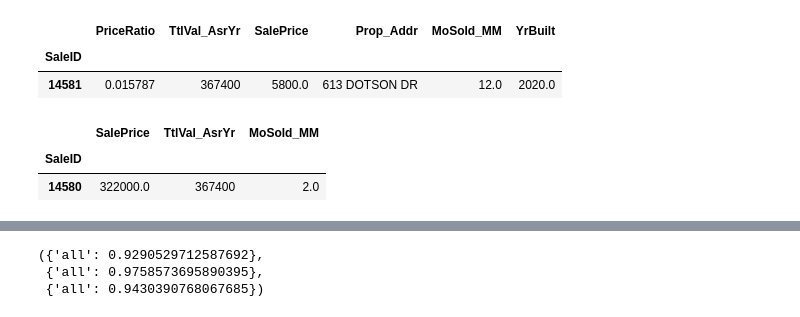
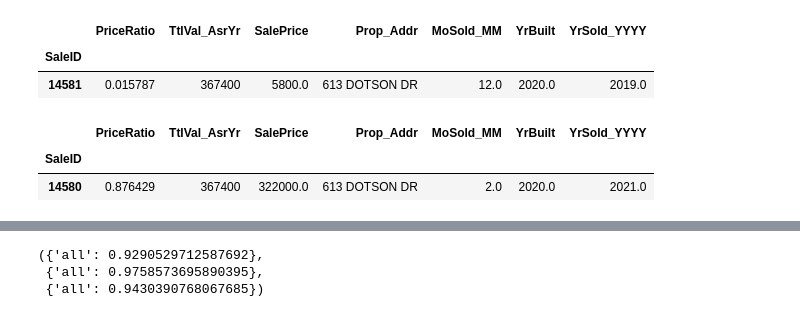
Before and after one commit to lelandjmurrin/Ames_Housing_Project, a Jupyter notebook: Ames_Housing_SalePrice_Distance_Predictions.ipynb, the cells around one changed output, grey strips where cells are left out. Drawn from its saved outputs; the diff is of its cells as text; code cells hidden in the pictures.

```diff
--- a/Ames_Housing_SalePrice_Distance_Predictions.ipynb
+++ b/Ames_Housing_SalePrice_Distance_Predictions.ipynb
@@ -81,17 +71,12 @@ for f in ["Closest_Time", "Convenience_secs", "Closest_5", "Central_historic_fea
 # %%
 #NOTE: This cell and the next were looking at a special case where house was flipped essentially (Assessor value and SalePrice for 2019 were very different)
 
-#df_house2019.query("TtlVal_AsrYr < 1000")
-#df_house2019.query("YrBuilt == 0")[["TtlVal_AsrYr", "SalePrice"]]
-
-#df_house2019.eval("PriceRatio = SalePrice/TtlVal_AsrYr").PriceRatio.sort_values(ascending = False).describe()
-
-display(df_house2019.eval("PriceRatio = SalePrice/TtlVal_AsrYr").query("PriceRatio == PriceRatio.min()")[["PriceRatio", "TtlVal_AsrYr", "SalePrice", "Prop_Addr", "MoSold_MM", "YrBuilt"]])
-display(df_house2021[df_house2021.Prop_Addr.str.contains("613 DOTSON")][["SalePrice", "TtlVal_AsrYr", "MoSold_MM"]])
+display(df_house2019.eval("PriceRatio = SalePrice/TtlVal_AsrYr").query("PriceRatio == PriceRatio.min()")[["PriceRatio", "TtlVal_AsrYr", "SalePrice", "Prop_Addr", "MoSold_MM", "YrBuilt", "YrSold_YYYY"]])
+display(df_house2021[df_house2021.Prop_Addr.str.contains("613 DOTSON")].eval("PriceRatio = SalePrice/TtlVal_AsrYr")[["PriceRatio", "TtlVal_AsrYr", "SalePrice", "Prop_Addr", "MoSold_MM", "YrBuilt", "YrSold_YYYY"]])
 # %% [output]
-|  | PriceRatio | TtlVal_AsrYr | SalePrice | Prop_Addr | MoSold_MM | YrBuilt |
-| SaleID |  |  |  |  |  |  |
-| 14581 | 0.015787 | 367400 | 5800.0 | 613 DOTSON DR | 12.0 | 2020.0 |
+|  | PriceRatio | TtlVal_AsrYr | SalePrice | Prop_Addr | MoSold_MM | YrBuilt | YrSold_YYYY |
+| SaleID |  |  |  |  |  |  |  |
+| 14581 | 0.015787 | 367400 | 5800.0 | 613 DOTSON DR | 12.0 | 2020.0 | 2019.0 |
-|  | SalePrice | TtlVal_AsrYr | MoSold_MM |
-| SaleID |  |  |  |
-| 14580 | 322000.0 | 367400 | 2.0 |
+|  | PriceRatio | TtlVal_AsrYr | SalePrice | Prop_Addr | MoSold_MM | YrBuilt | YrSold_YYYY |
+| SaleID |  |  |  |  |  |  |  |
+| 14580 | 0.876429 | 367400 | 322000.0 | 613 DOTSON DR | 2.0 | 2020.0 | 2021.0 |
```
Also changed, not shown: parts of 170 cells of this notebook, 3 other files.
